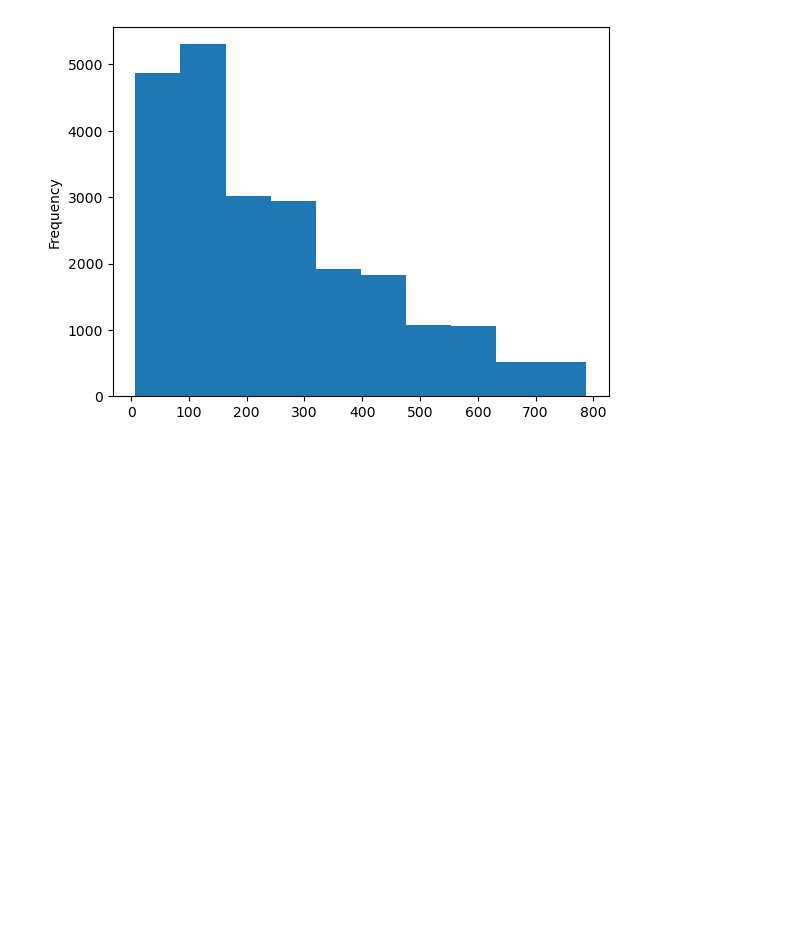
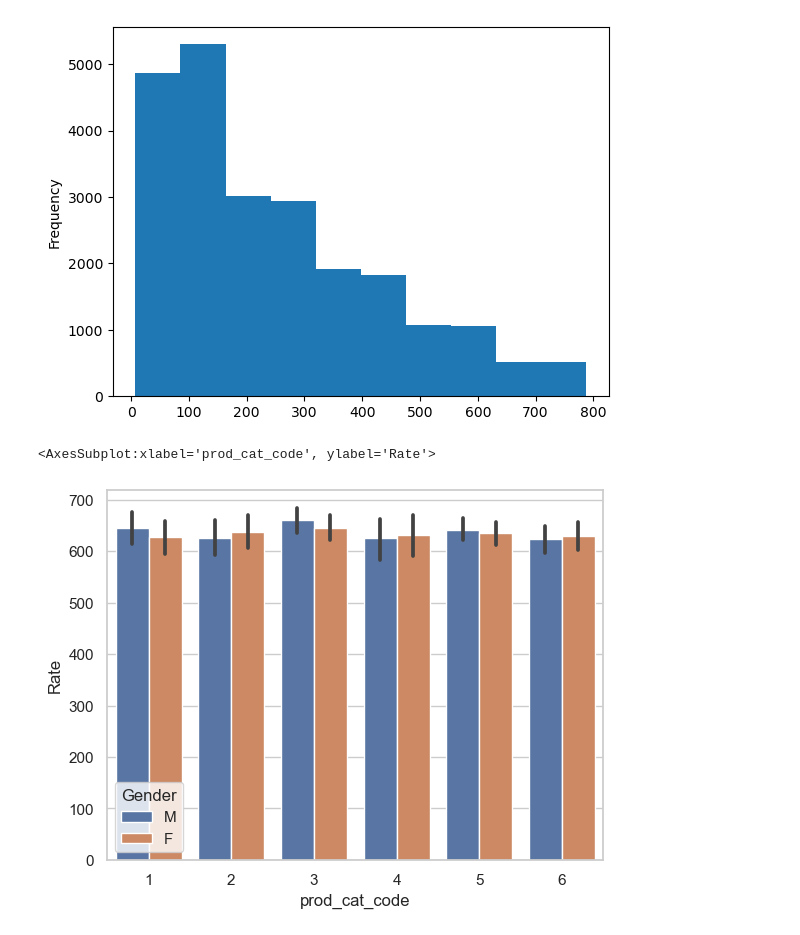
Before and after one commit to morepriyam/analytics_in_retail, a Jupyter notebook: Task1.ipynb, the cells around one changed output. Drawn from its saved outputs; the diff is of its cells as text; code cells hidden in the pictures; blank space fills up the shorter version.

```diff
--- a/Task1.ipynb
+++ b/Task1.ipynb
@@ -85,3 +85,12 @@ final['Tax'].plot(kind = 'hist')
 # %% [output]
 <AxesSubplot:ylabel='Frequency'>
 [figure]
+# %%
+sns.set(style='whitegrid')
+sns.barplot(x="prod_cat_code",
+                    y="Rate",
+                    hue="Gender",
+                    data=final)
+# %% [output]
+<AxesSubplot:xlabel='prod_cat_code', ylabel='Rate'>
+[figure, added]
```
